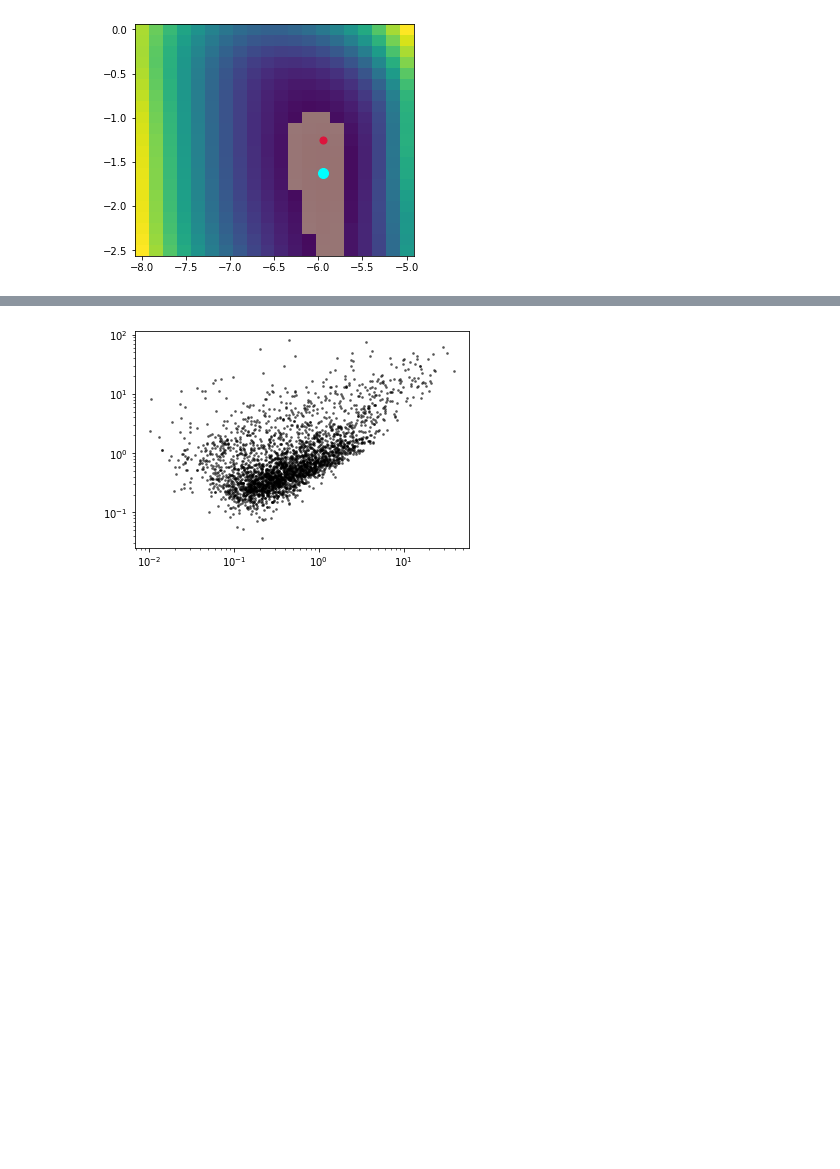
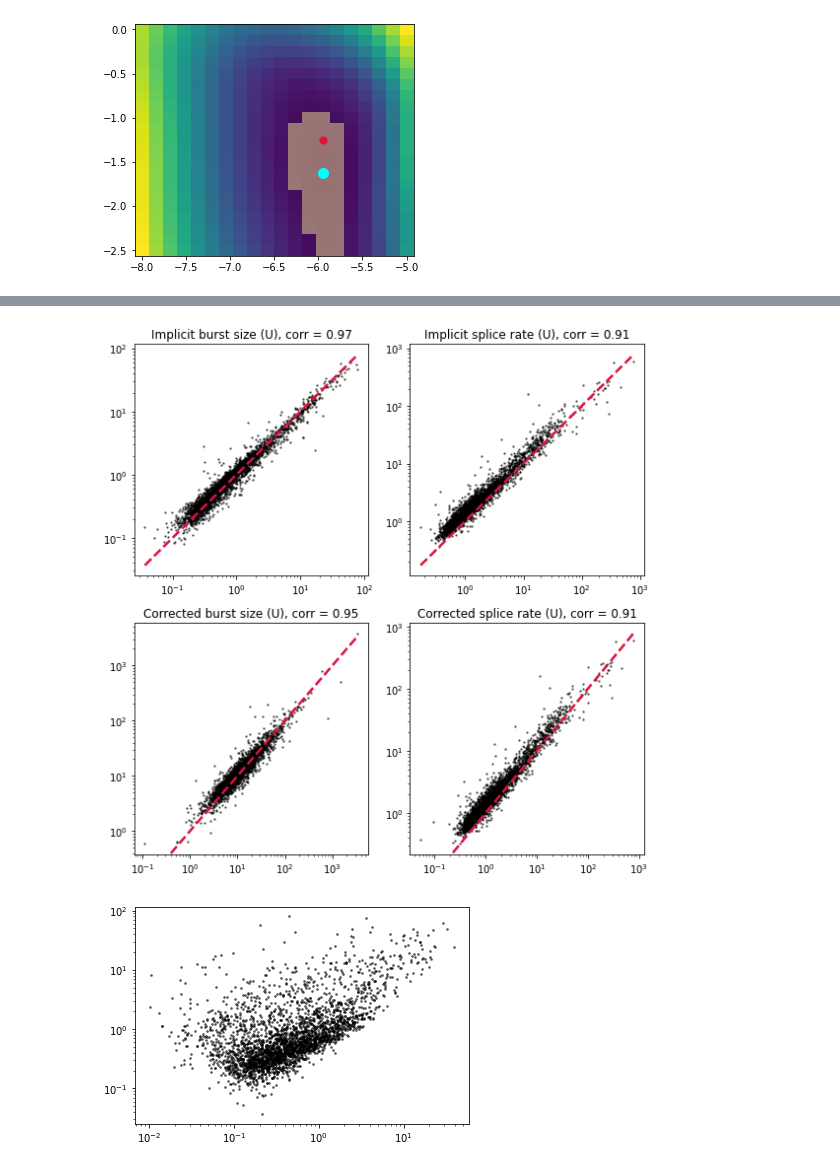
Before and after one commit to pachterlab/monod_examples, a Jupyter notebook: manuscript_computation/gg221209_brain_fit.ipynb, the cells around one changed output, grey strips where cells are left out. Saved outputs shown, nothing was run; the diff lists cells and outputs as text; code cells hidden in the pictures; blank space fills up the shorter version.

```diff
--- a/manuscript_computation/gg221209_brain_fit.ipynb
+++ b/manuscript_computation/gg221209_brain_fit.ipynb
@@ -630,0 +607,71 @@ for j,pair in enumerate([[0,1],[0,2],[1,2]]):
+# %%
+# k=0
+
+# arbitrary_v2_params = np.asarray([-8,-2.5])
+# arbitrary_v2_ind = np.argmin(((np.asarray(sr_arr[0].sp.sampl_vals)-arbitrary_v2_params)**2).sum(1))
+# sr_arr[k].set_sampling_optimum(arbitrary_v2_ind)
+
+# arbitrary_v3_params = np.asarray([-6.2,-1.5])
+# arbitrary_v3_ind = np.argmin(((np.asarray(sr_arr[0].sp.sampl_vals)-arbitrary_v3_params)**2).sum(1))
+# sr_arr[k+3].set_sampling_optimum(arbitrary_v3_ind)
+
+fig1,ax1 = plt.subplots(2,2,figsize=(8,8))
+k=0
+for j in range(1):
+
+#     physopts = 10**sr_arr[k+j].phys_optimum
+#     sampopts = 10**sr_arr[k+j].regressor_optimum
+
+    x = (sd_arr[j].layers[0].var(1))/(sd_arr[j].layers[0].mean(1))-1
+    y = (sd_arr[j+len(cluster_names)].layers[0].var(1))/(sd_arr[j+len(cluster_names)].layers[0].mean(1))-1
+    ax1[j,0].scatter(x,y,2,'k',alpha=0.5)
+    xl = np.linspace(min(x),max(x))
+    ax1[0,0].plot(xl,xl,'--',color='crimson',linewidth=2.5)
+    ax1[0,0].set_xscale('log')
+    ax1[0,0].set_yscale('log')
+    ax1[0,0].set_title('Implicit burst size (U), corr = {:.2f}'.format(np.corrcoef(x,y)[0,1]))
+
+    x = x/sd_arr[j].layers[0].mean(1)
+    y = y/sd_arr[j+len(cluster_names)].layers[0].mean(1)
+    ax1[0,1].scatter(x,y,2,'k',alpha=0.5)
+    xl = np.linspace(min(x),max(x))
+    ax1[0,1].plot(xl,xl,'--',color='crimson',linewidth=2.5)
+    ax1[0,1].set_xscale('log')
+    ax1[0,1].set_yscale('log')
+    ax1[0,1].set_title('Implicit splice rate (U), corr = {:.2f}'.format(np.corrcoef(x,y)[0,1]))
+
+    x = ((sd_arr[j].layers[0].var(1))/(sd_arr[j].layers[0].mean(1))-1)/(10**sr_arr[j].regressor_optimum[:,0])-1
+    y = ((sd_arr[j+len(cluster_names)].layers[0].var(1))/(sd_arr[j+len(cluster_names)].layers[0].mean(1))-1)\
+        /(10**sr_arr[j+len(cluster_names)].regressor_optimum[:,0])-1
+    ax1[1,0].scatter(x,y,2,'k',alpha=0.5)
+    xl = np.linspace(min(x),max(x))
+    ax1[1,0].plot(xl,xl,'--',color='crimson',linewidth=2.5)
+    ax1[1,0].set_xscale('log')
+    ax1[1,0].set_yscale('log')
+    ax1[1,0].set_title('Corrected burst size (U), corr = {:.2f}'.format(np.corrcoef(x,y)[0,1]))
+
+    x = x/sd_arr[j].layers[0].mean(1)*(10**sr_arr[j].regressor_optimum[:,0])
+    y = y/sd_arr[j+len(cluster_names)].layers[0].mean(1)*(10**sr_arr[j+len(cluster_names)].regressor_optimum[:,0])
+    ax1[1,1].scatter(x,y,2,'k',alpha=0.5)
+    xl = np.linspace(min(x),max(x))
+    ax1[1,1].plot(xl,xl,'--',color='crimson',linewidth=2.5)
+    ax1[1,1].set_xscale('log')
+    ax1[1,1].set_yscale('log')
+    ax1[1,1].set_title('Corrected splice rate (U), corr = {:.2f}'.format(np.corrcoef(x,y)[0,1]))
+
+#     ax1[j,0].set_xlabel('U norm var')
+#     ax1[j,0].set_ylabel('inferred')
+
+#     x = (sd_arr[k+j].layers[1].var(1))/(sd_arr[k+j].layers[1].mean(1))-1
+#     y = sampopts[:,1] * (1 + physopts[:,0] * physopts[:,1]/(physopts[:,1] + physopts[:,2]))
+#     ax1[j,1].scatter(x,y,2,'k',alpha=0.5)
+#     xl = np.linspace(min(x),max(x))
+#     ax1[j,1].plot(xl,xl,'--',color='crimson',linewidth=2.5)
+#     ax1[j,1].set_xscale('log')
+#     ax1[j,1].set_yscale('log')
+#     ax1[j,1].set_title(dataset_names[k+j])
+#     ax1[j,1].set_xlabel('S norm var')
+#     ax1[j,1].set_ylabel('inferred')
+fig1.tight_layout()
+# %% [output]
+[figure, added]
```
Also changed, not shown: parts of 8 cells of this notebook, 1 other file.
